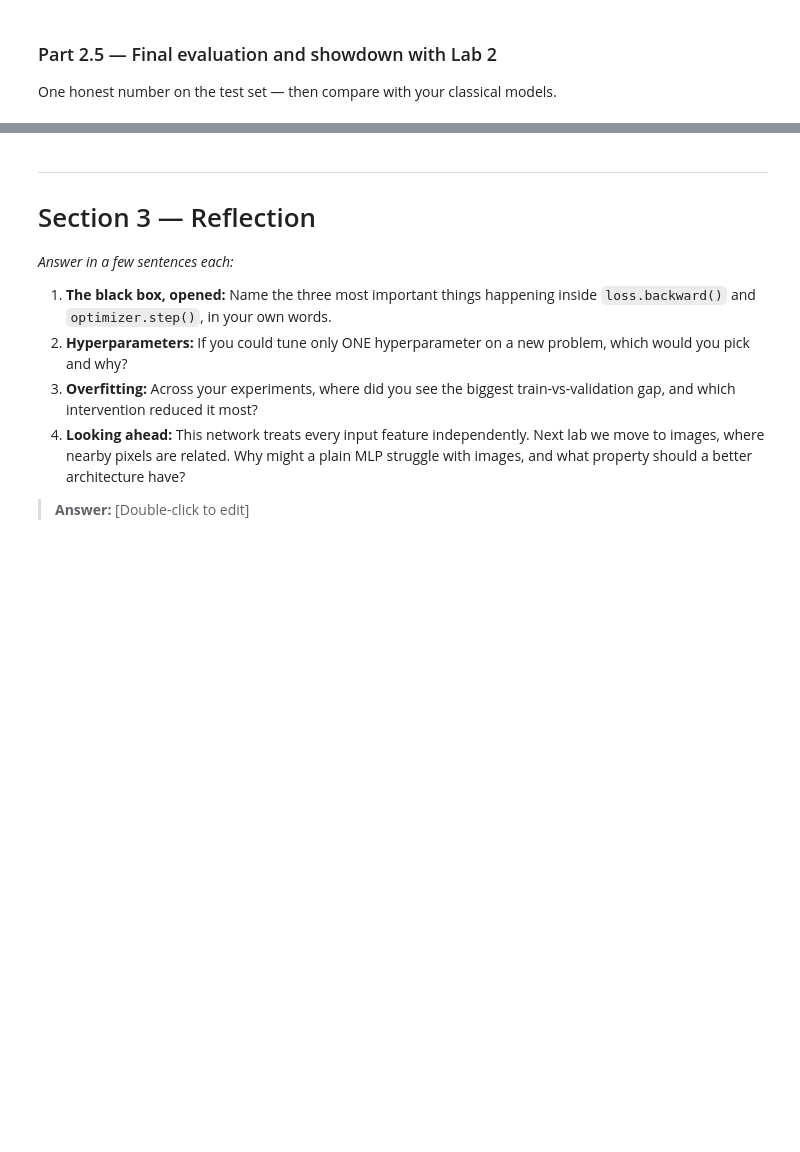
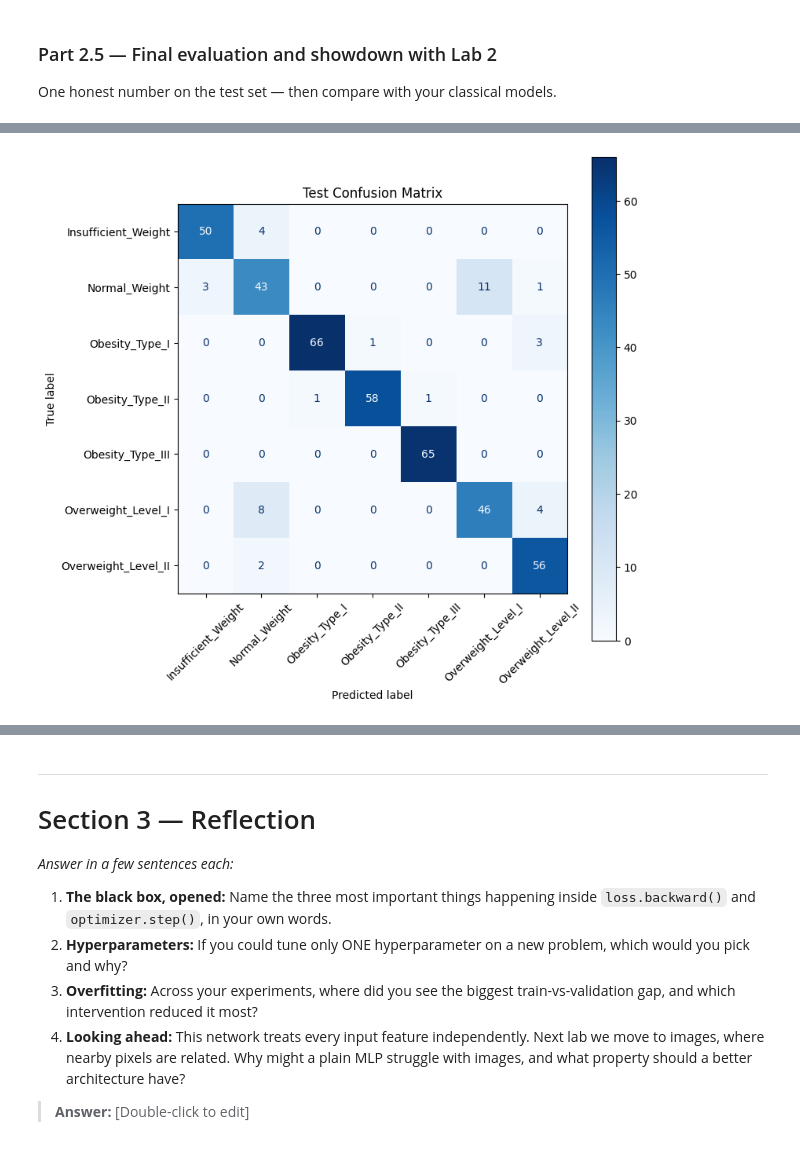
Before and after one commit to Nkunim20/lab-3, a Jupyter notebook: Lab3/Lab_3.ipynb, the cells around one changed output, grey strips where cells are left out. Drawn from its saved outputs; the diff is of its cells as text; code cells hidden in the pictures; blank space fills up the shorter version.

```diff
--- a/Lab3/Lab_3.ipynb
+++ b/Lab3/Lab_3.ipynb
@@ -852,13 +853,91 @@ sentences HOW dropout achieves this.*
 One honest number on the test set — then compare with your classical models.
 # %%
 # TODO: Load your best configuration's weights; model.eval().
+# Recreate the model with your BEST configuration
+best_model = FeedForwardNet(
+    input_dim=X_train.shape[1],
+    hidden_sizes=(64, 32)   # replace with your best architecture if different
+).to(DEVICE)
+
+# Load saved weights
+best_model.load_state_dict(torch.load("ffn_best.pt", map_location=DEVICE))
+
+# Evaluation mode
+best_model.eval()
 
 # TODO: Report test ACCURACY and MACRO-F1
 #   from sklearn.metrics import accuracy_score, f1_score, classification_report
+from sklearn.metrics import accuracy_score, f1_score, classification_report
+
+y_true = []
+y_pred = []
+
+with torch.no_grad():
+    for xb, yb in test_loader:
+        xb = xb.to(DEVICE)
+
+        logits = best_model(xb)
+        preds = logits.argmax(dim=1).cpu().numpy()
+
+        y_pred.extend(preds)
+        y_true.extend(yb.numpy())
+
+test_acc = accuracy_score(y_true, y_pred)
+test_f1 = f1_score(y_true, y_pred, average="macro")
+
+print(f"Test Accuracy: {test_acc:.4f}")
+print(f"Test Macro-F1: {test_f1:.4f}")
+
+print("\nClassification Report:\n")
+print(classification_report(y_true, y_pred))
 
 # TODO: Confusion matrix for the test set with the 7 class names
 #   from sklearn.metrics import ConfusionMatrixDisplay
+from sklearn.metrics import ConfusionMatrixDisplay
+import matplotlib.pyplot as plt
+
+class_names = target_encoder.classes_
+
+fig, ax = plt.subplots(figsize=(8, 8))
+
+ConfusionMatrixDisplay.from_predictions(
+    y_true,
+    y_pred,
+    display_labels=class_names,
+    xticks_rotation=45,
+    cmap="Blues",
+    ax=ax
+)
+
+plt.title("Test Confusion Matrix")
+plt.show()
 
 # TODO: Build a small comparison table (a pandas DataFrame is fine):
 #   rows = [your best Lab 2 classifier, this neural network]
 #   cols = [test accuracy, test macro-F1, training time, number of parameters/trees]
+
+comparison = pd.DataFrame({
+    "Model": [
+        "Lab 2 Best Classifier",
+        "FeedForward Neural Network"
+    ],
+    "Test Accuracy": [
+        0.00,          # replace with Lab 2 result
+        test_acc
+    ],
+    "Test Macro-F1": [
+        0.00,          # replace with Lab 2 result
+        test_f1
+    ],
+    "Training Time": [
+        "replace",    # e.g. "0.5 s"
+        "replace"     # e.g. "12 s"
+    ],
+    "Parameters / Trees": [
+        "100 trees",  # replace with your Lab 2 model details
+        sum(p.numel() for p in best_model.parameters() if p.requires_grad)
+    ]
+})
+
+comparison
+# %% [output]
@@ -864,0 +962 @@ One honest number on the test set — then compare with your classical models.
+[figure, added]
```
Also changed, not shown: parts of 3 cells of this notebook.
